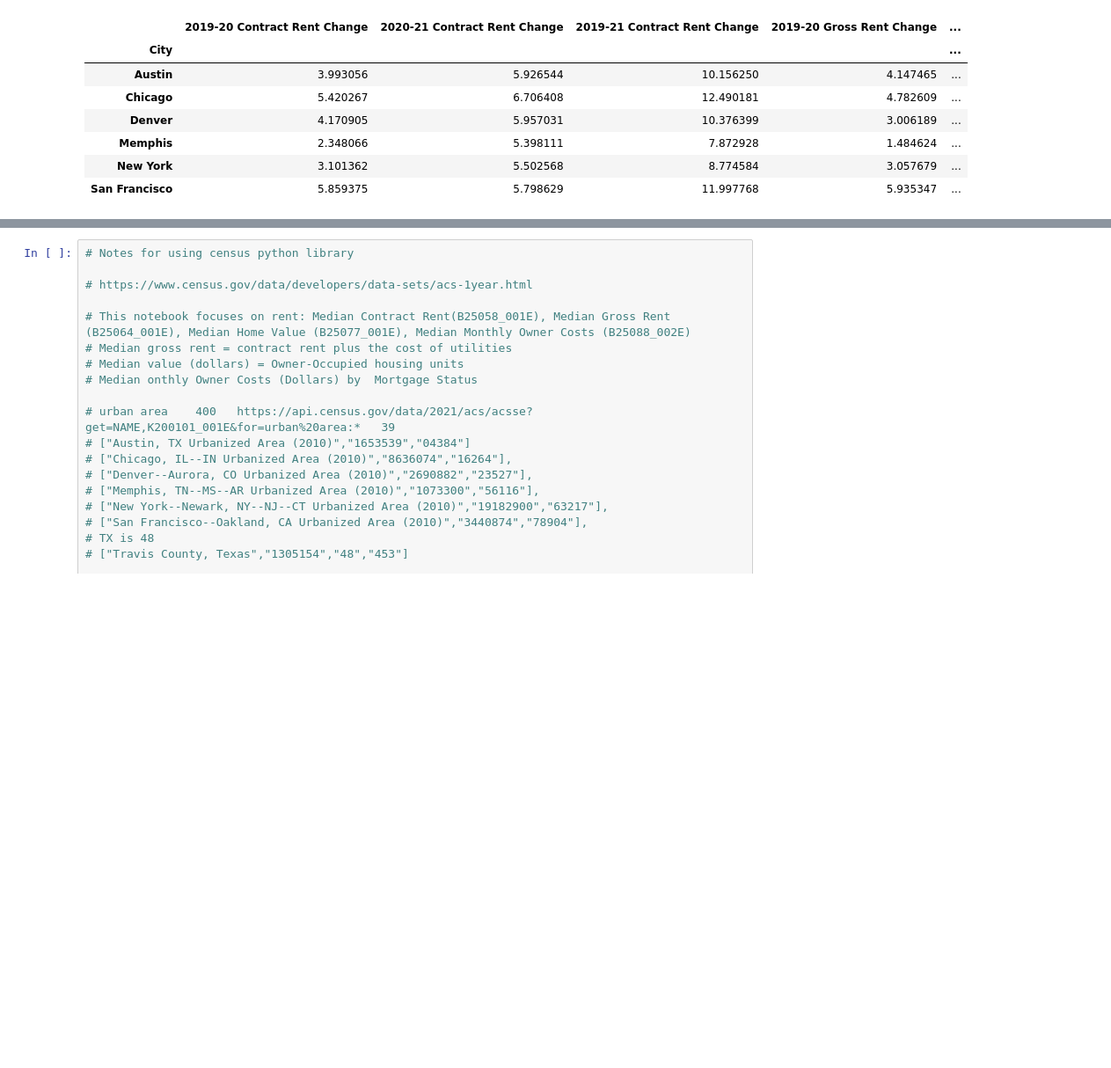
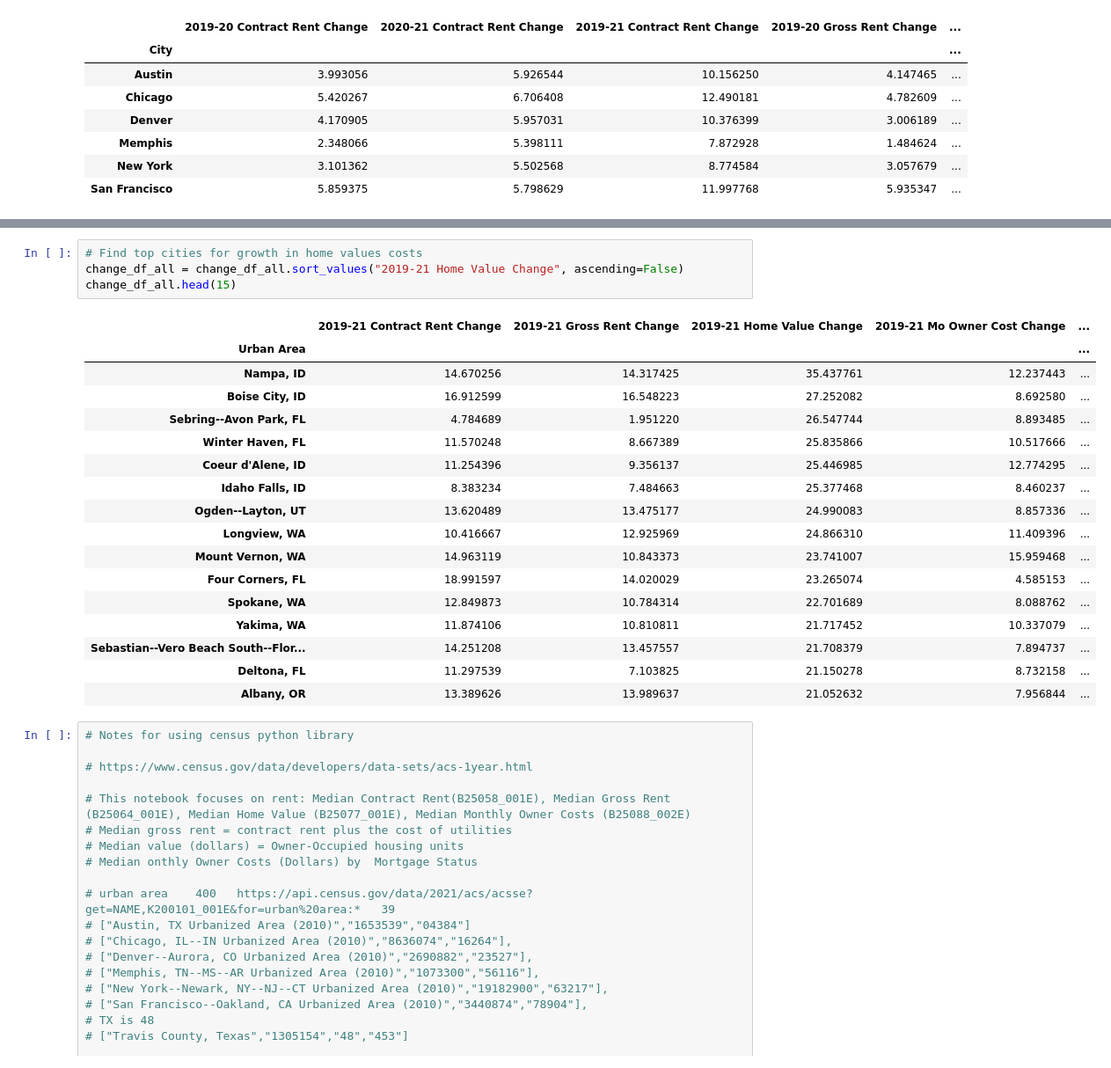
Before and after one commit to vt-bekah/Project1, a Jupyter notebook: Rent_Pricing.ipynb, the cells around one changed output, grey strips where cells are left out. Shown at 88% size. Cells and saved outputs as stored; diff of their text form; blank space fills up the shorter version.

```diff
--- a/Rent_Pricing.ipynb
+++ b/Rent_Pricing.ipynb
@@ -241,3 +367,25 @@ census_data_20
+# %%
+# Find top cities for growth in home values costs
+change_df_all = change_df_all.sort_values("2019-21 Home Value Change", ascending=False)
+change_df_all.head(15)
+# %% [output]
+|  | 2019-21 Contract Rent Change | 2019-21 Gross Rent Change | 2019-21 Home Value Change | 2019-21 Mo Owner Cost Change | ... |
+| Urban Area |  |  |  |  | ... |
+| Nampa, ID | 14.670256 | 14.317425 | 35.437761 | 12.237443 | ... |
+| Boise City, ID | 16.912599 | 16.548223 | 27.252082 | 8.692580 | ... |
+| Sebring--Avon Park, FL | 4.784689 | 1.951220 | 26.547744 | 8.893485 | ... |
+| Winter Haven, FL | 11.570248 | 8.667389 | 25.835866 | 10.517666 | ... |
+| Coeur d'Alene, ID | 11.254396 | 9.356137 | 25.446985 | 12.774295 | ... |
+| Idaho Falls, ID | 8.383234 | 7.484663 | 25.377468 | 8.460237 | ... |
+| Ogden--Layton, UT | 13.620489 | 13.475177 | 24.990083 | 8.857336 | ... |
+| Longview, WA | 10.416667 | 12.925969 | 24.866310 | 11.409396 | ... |
+| Mount Vernon, WA | 14.963119 | 10.843373 | 23.741007 | 15.959468 | ... |
+| Four Corners, FL | 18.991597 | 14.020029 | 23.265074 | 4.585153 | ... |
+| Spokane, WA | 12.849873 | 10.784314 | 22.701689 | 8.088762 | ... |
+| Yakima, WA | 11.874106 | 10.810811 | 21.717452 | 10.337079 | ... |
+| Sebastian--Vero Beach South--Flor... | 14.251208 | 13.457557 | 21.708379 | 7.894737 | ... |
+| Deltona, FL | 11.297539 | 7.103825 | 21.150278 | 8.732158 | ... |
+| Albany, OR | 13.389626 | 13.989637 | 21.052632 | 7.956844 | ... |
 # %%
 # Notes for using census python library
 
```
Also changed, not shown: parts of 24 cells of this notebook, 5 other files.
